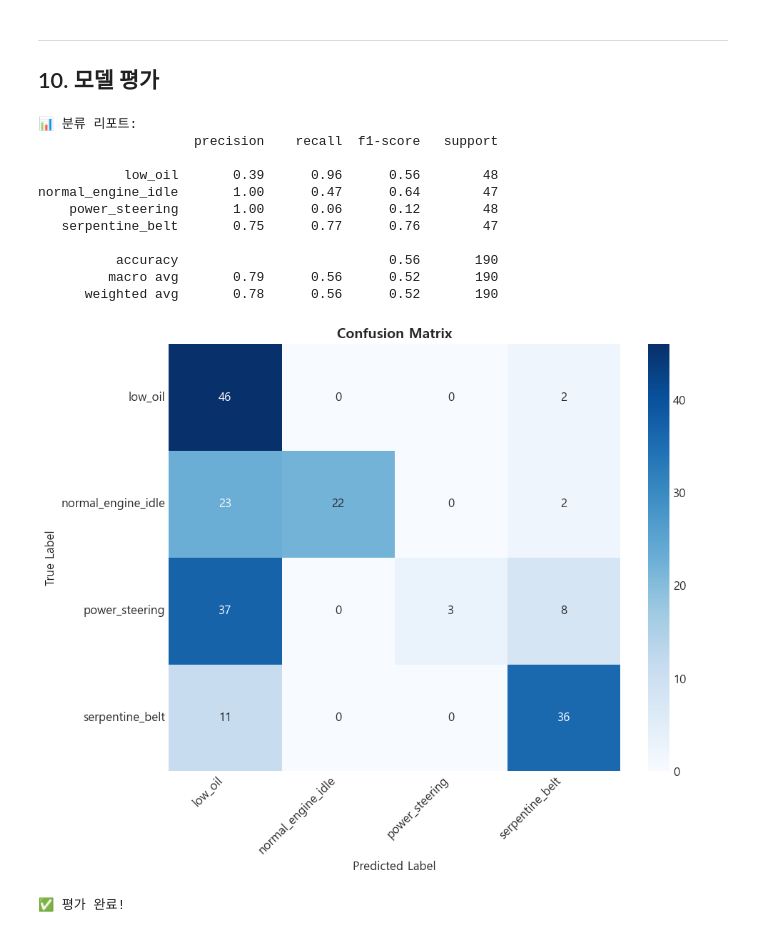
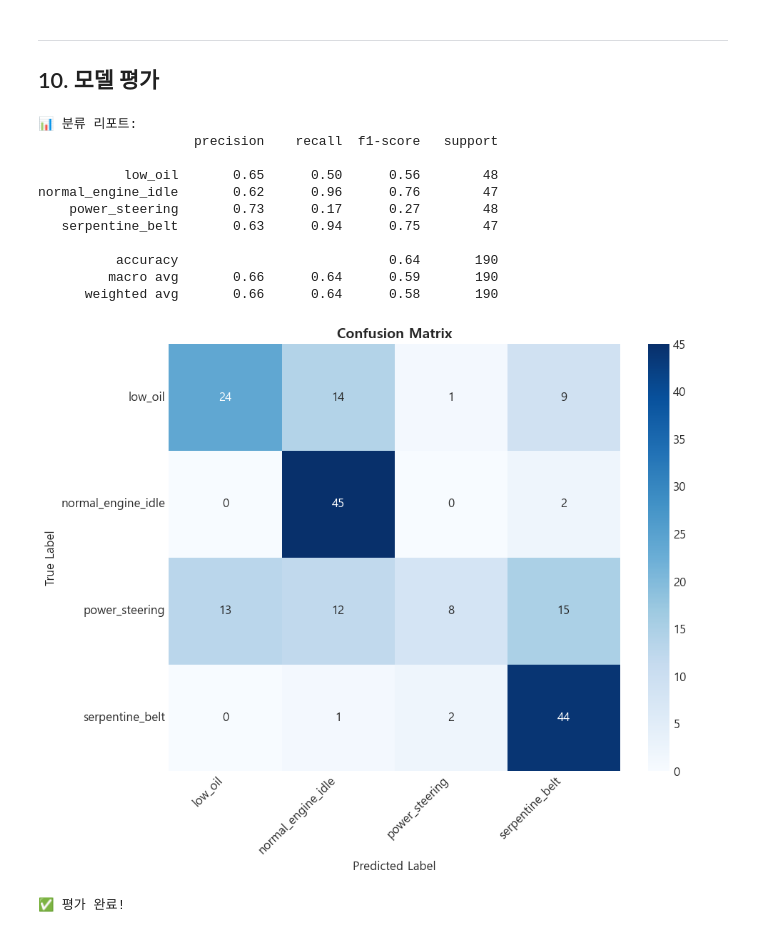
Before and after one commit to kkch1012/Sound_Project, a Jupyter notebook: notebooks/12_Idle_Column_Classification_Complete.ipynb, the cells around one changed output. Drawn from its saved outputs; the diff is of its cells as text; code cells hidden in the pictures.

```diff
--- a/notebooks/12_Idle_Column_Classification_Complete.ipynb
+++ b/notebooks/12_Idle_Column_Classification_Complete.ipynb
@@ -1077,9 +1229,10 @@ print("✅ EnsembleVoteModel 클래스 정의 완료!")
 # ============================================================
 
 class ColumnClassificationDataset(Dataset):
-    def __init__(self, waveforms, mel_specs, labels, waveform_masks):
+    def __init__(self, waveforms, mel_specs, mfcc_specs, labels, waveform_masks):
         self.waveforms = torch.FloatTensor(waveforms).unsqueeze(1)  # (N, 1, length)
         self.mel_specs = torch.FloatTensor(mel_specs).unsqueeze(1)  # (N, 1, n_mels, time)
+        self.mfcc_specs = torch.FloatTensor(mfcc_specs).unsqueeze(1)  # (N, 1, n_mfcc, time)
         self.labels = torch.LongTensor(labels)
         self.waveform_masks = torch.FloatTensor(waveform_masks)
 
@@ -1087,7 +1240,7 @@ class ColumnClassificationDataset(Dataset):
         return len(self.labels)
 
     def __getitem__(self, idx):
-        return self.waveforms[idx], self.mel_specs[idx],self.waveform_masks[idx], self.labels[idx]
+        return self.waveforms[idx], self.mel_specs[idx], self.mfcc_specs[idx], self.waveform_masks[idx], self.labels[idx]
 
 print("✅ ColumnClassificationDataset 클래스 정의 완료!")
 # %% [output]
@@ -1141,6 +1294,10 @@ X_mel_train = X_mel[train_idx]
 X_mel_val = X_mel[val_idx]
 X_mel_test = X_mel[test_idx]
 
+X_mfcc_train = X_mfcc[train_idx]
+X_mfcc_val = X_mfcc[val_idx]
+X_mfcc_test = X_mfcc[test_idx]
+
 print(f"\n✅ 데이터 분할 완료!")
 print(f"  Train: {len(X_waveform_train)}개")
 print(f"  Val: {len(X_waveform_val)}개")
@@ -1158,9 +1315,9 @@ waveform_masks_train = waveform_attention_masks[train_idx]
 waveform_masks_val = waveform_attention_masks[val_idx]
 waveform_masks_test = waveform_attention_masks[test_idx]
 
-train_dataset = ColumnClassificationDataset(X_waveform_train, X_mel_train, y_train, waveform_masks=waveform_masks_train)
-val_dataset = ColumnClassificationDataset(X_waveform_val, X_mel_val, y_val, waveform_masks=waveform_masks_val)
-test_dataset = ColumnClassificationDataset(X_waveform_test, X_mel_test, y_test, waveform_masks=waveform_masks_test)
+train_dataset = ColumnClassificationDataset(X_waveform_train, X_mel_train, X_mfcc_train, y_train, waveform_masks=waveform_masks_train)
+val_dataset = ColumnClassificationDataset(X_waveform_val, X_mel_val, X_mfcc_val, y_val, waveform_masks=waveform_masks_val)
+test_dataset = ColumnClassificationDataset(X_waveform_test, X_mel_test, X_mfcc_test, y_test, waveform_masks=waveform_masks_test)
 
 train_loader = DataLoader(train_dataset, batch_size=32, shuffle=True, num_workers=0)
 val_loader = DataLoader(val_dataset, batch_size=32, shuffle=False, num_workers=0)
@@ -1194,0 +1332,16 @@ print(f"  앙상블 모델 파라미터: {sum(p.numel() for p in ensemble_model.
+# %%
+# ============================================================
+# 모델 초기화 (3-경로 Mid-Fusion 방식)
+# ============================================================
+
+# 🚨 기존 코드를 이 코드로 대체해야 합니다.
+
+ensemble_model = EnsembleVoteModel(
+    num_classes=num_classes,
+    base_channels_wf=32,      # Waveform 1D CNN 용량 유지
+    base_channels_mel=64,     # 🌟 Mel 2D CNN 용량 증량
+    base_channels_mfcc=64     # 🌟 MFCC 2D CNN 용량 증량
+).to(device)
+
+print(f"✅ 3-경로 앙상블 모델 초기화 완료!")
+print(f"  총 파라미터: {sum(p.numel() for p in ensemble_model.parameters()):,}개")
@@ -1350,47 +1507,48 @@ all_preds = []
 all_labels = []
 
 with torch.no_grad():
-    for waveforms, mel_specs, waveform_masks,labels in test_loader:
+    for waveforms, mel_specs, mfcc_specs, waveform_masks, labels in test_loader:
         waveforms = waveforms.to(device)
         mel_specs = mel_specs.to(device)
+        mfcc_specs = mfcc_specs.to(device)
         waveform_masks = waveform_masks.to(device)
         labels = labels.to(device)
 
-        outputs = ensemble_model(waveforms, mel_specs,waveform_mask=waveform_masks, mel_mask=importance_mask_tensor)
+        outputs = ensemble_model(wf=waveforms, mel=mel_specs, mfcc=mfcc_specs, wf_mask=waveform_masks, importance_mask=importance_mask_tensor)
         _, predicted = torch.max(outputs.data, 1)
 
         all_preds.extend(predicted.cpu().numpy())
         all_labels.extend(labels.cpu().numpy())
 
 # 분류 리포트
 target_names = [idx_to_label[i] for i in range(num_classes)]
 print("\n📊 분류 리포트:")
 print(classification_report(all_labels, all_preds, target_names=target_names))
 
 # 혼동 행렬
 cm = confusion_matrix(all_labels, all_preds)
 plt.figure(figsize=(10, 8))
 sns.heatmap(cm, annot=True, fmt='d', cmap='Blues', xticklabels=target_names, yticklabels=target_names)
 plt.title('Confusion Matrix', fontsize=14, fontweight='bold')
 plt.ylabel('True Label')
 plt.xlabel('Predicted Label')
 plt.xticks(rotation=45, ha='right')
 plt.yticks(rotation=0)
 plt.tight_layout()
 plt.show()
 
 print("\n✅ 평가 완료!")
 # %% [output]
 📊 분류 리포트:
                     precision    recall  f1-score   support
 
-           low_oil       0.39      0.96      0.56        48
-normal_engine_idle       1.00      0.47      0.64        47
-    power_steering       1.00      0.06      0.12        48
-   serpentine_belt       0.75      0.77      0.76        47
+           low_oil       0.65      0.50      0.56        48
+normal_engine_idle       0.62      0.96      0.76        47
+    power_steering       0.73      0.17      0.27        48
+   serpentine_belt       0.63      0.94      0.75        47
 
-          accuracy                           0.56       190
-         macro avg       0.79      0.56      0.52       190
-      weighted avg       0.78      0.56      0.52       190
+          accuracy                           0.64       190
+         macro avg       0.66      0.64      0.59       190
+      weighted avg       0.66      0.64      0.58       190
-[figure, old version]
+[figure, new version]
 ✅ 평가 완료!
```
Also changed, not shown: parts of 16 cells of this notebook, 1 other file.
